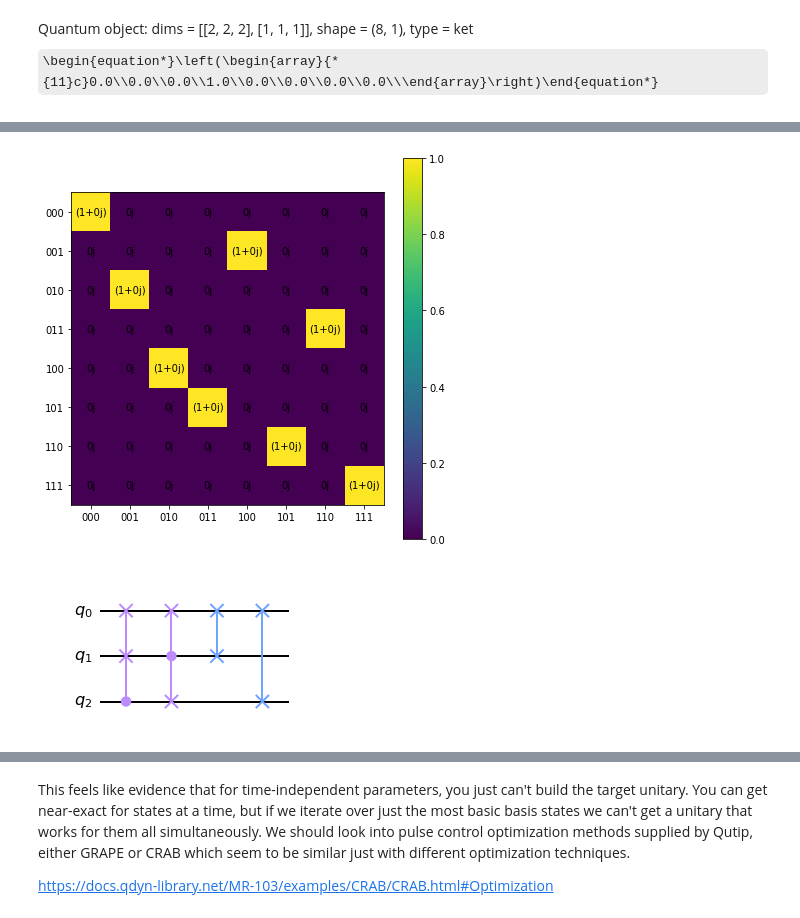
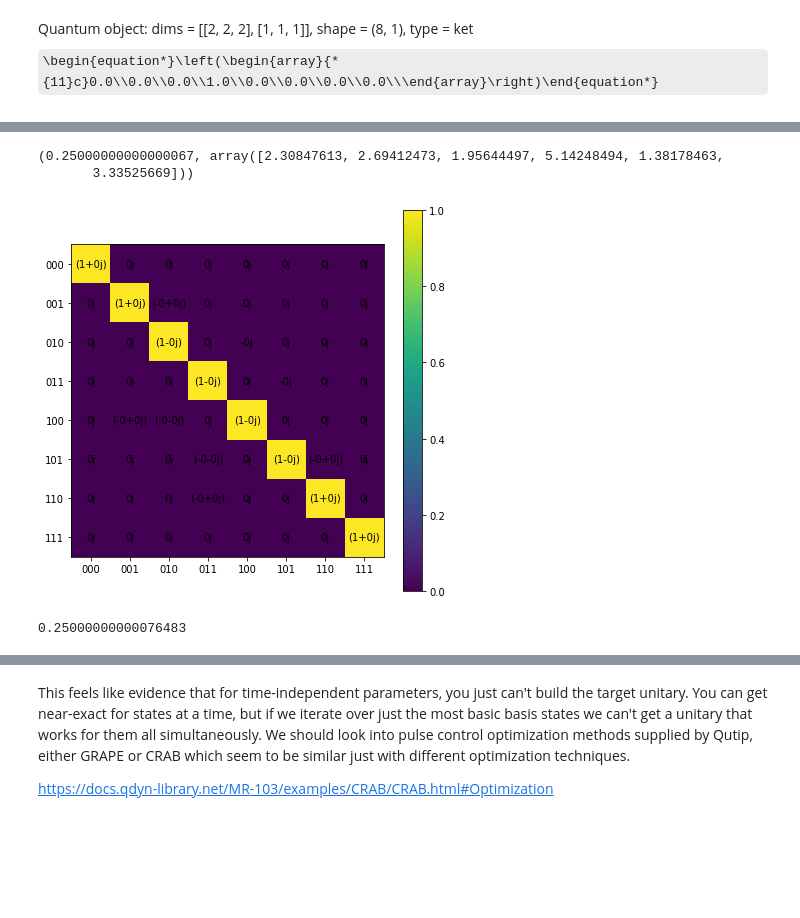
Before and after one commit to Pitt-JonesLab/slam_decomposition, a Jupyter notebook: qutip_exp.ipynb, the cells around one changed output, grey strips where cells are left out. Saved outputs shown, nothing was run; the diff lists cells and outputs as text; code cells hidden in the pictures; some formulas as TeX source; blank space fills up the shorter version.

```diff
--- a/qutip_exp.ipynb
+++ b/qutip_exp.ipynb
@@ -308,15 +272,38 @@ array([[0.        +0.j],
 # %%
-from qiskit import QuantumCircuit
-from qiskit.circuit.library.standard_gates import *
-qc = QuantumCircuit(3)
-qc.append(CSwapGate(), [2,0,1])
-qc.append(CSwapGate(), [1,0,2])
-qc.swap(0,1)
-qc.swap(0,2)
-U = Operator(qc).data
-plotMatrix(U)
-qc.draw(output='mpl')
+# from qiskit import QuantumCircuit
+# from qiskit.circuit.library.standard_gates import *
+# qc = QuantumCircuit(3)
+# qc.append(CSwapGate(), [2,0,1])
+# qc.append(CSwapGate(), [1,0,2])
+# qc.swap(0,1)
+# qc.swap(0,2)
+# U = Operator(qc).data
+# plotMatrix(U)
+# qc.draw(output='mpl')
-# %% [output]
-[figure, removed]
-[figure, removed]
+# %%
+#U = build_circulator_U(np.pi / 2, 0, 0, np.pi / 2, 0, 0) * build_circulator_U(0, np.pi / 2, 0, 0, np.pi / 2, 0)
+from qiskit.circuit.library.standard_gates import *
+from custom_gates import *
+from qiskit.quantum_info import Operator
+#expected_U = Operator(Margolus()).data, gives an interesting result
+expected_U = Operator(CCiXGate()).data
+best = (1,0)
+for _ in range(20):
+    gk = [np.random.random()*2*np.pi for _ in range(6)]
+    opt_result = opt.minimize(fun=min_unitary_distance, x0=gk)
+    if opt_result.fun < best[0]:
+        best = (opt_result.fun, opt_result.x)
+    if best[0] < 1e-9:
+        break
+print(best)
+
+U = build_circulator_U(*opt_result.x)
+plotMatrix(U)
+a = min_unitary_distance(opt_result.x)
+print(a)
+# %% [output]
+(0.25000000000000067, array([2.30847613, 2.69412473, 1.95644497, 5.14248494, 1.38178463,
+       3.33525669]))
+[figure, added]
+0.25000000000076483
 # %%
```
Also changed, not shown: parts of 8 cells of this notebook, 20 other files.
